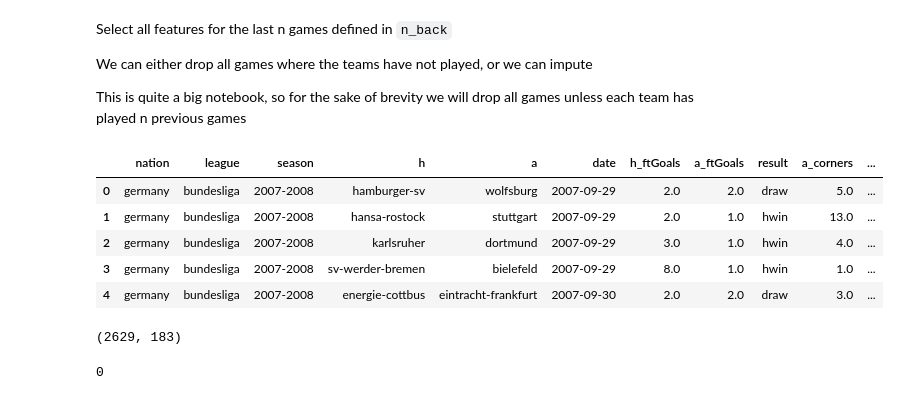
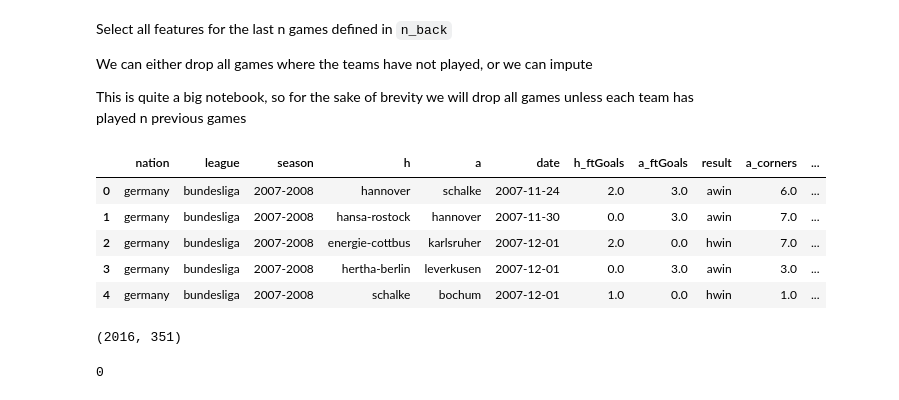
Before and after one commit to DMacGillivray/soccer-predictions, a Jupyter notebook: notebooks/0005.0000 Modeling - Calibrated Classifiers.ipynb, the cells around one changed output. Saved outputs shown, nothing was run; the diff lists cells and outputs as text; code cells hidden in the pictures.

```diff
--- a/notebooks/0005.0000 Modeling - Calibrated Classifiers.ipynb
+++ b/notebooks/0005.0000 Modeling - Calibrated Classifiers.ipynb
@@ -151,20 +151,20 @@ We can either drop all games where the teams have not played, or we can impute
 
 This is quite a big notebook, so for the sake of brevity we will drop all games unless each team has played n previous games
 # %%
-n_back=2
+n_back=5
 df_cut = cut_historical_games(df_select_features, n_back=n_back, drop_all_nan_rows=True, how='any')
 df_cut.head()
 # %% [output]
 |  | nation | league | season | h | a | date | h_ftGoals | a_ftGoals | result | a_corners | ... |
-| 0 | germany | bundesliga | 2007-2008 | hamburger-sv | wolfsburg | 2007-09-29 | 2.0 | 2.0 | draw | 5.0 | ... |
-| 1 | germany | bundesliga | 2007-2008 | hansa-rostock | stuttgart | 2007-09-29 | 2.0 | 1.0 | hwin | 13.0 | ... |
-| 2 | germany | bundesliga | 2007-2008 | karlsruher | dortmund | 2007-09-29 | 3.0 | 1.0 | hwin | 4.0 | ... |
-| 3 | germany | bundesliga | 2007-2008 | sv-werder-bremen | bielefeld | 2007-09-29 | 8.0 | 1.0 | hwin | 1.0 | ... |
-| 4 | germany | bundesliga | 2007-2008 | energie-cottbus | eintracht-frankfurt | 2007-09-30 | 2.0 | 2.0 | draw | 3.0 | ... |
+| 0 | germany | bundesliga | 2007-2008 | hannover | schalke | 2007-11-24 | 2.0 | 3.0 | awin | 6.0 | ... |
+| 1 | germany | bundesliga | 2007-2008 | hansa-rostock | hannover | 2007-11-30 | 0.0 | 3.0 | awin | 7.0 | ... |
+| 2 | germany | bundesliga | 2007-2008 | energie-cottbus | karlsruher | 2007-12-01 | 2.0 | 0.0 | hwin | 7.0 | ... |
+| 3 | germany | bundesliga | 2007-2008 | hertha-berlin | leverkusen | 2007-12-01 | 0.0 | 3.0 | awin | 3.0 | ... |
+| 4 | germany | bundesliga | 2007-2008 | schalke | bochum | 2007-12-01 | 1.0 | 0.0 | hwin | 1.0 | ... |
 # %%
 df_cut.shape
 # %% [output]
-(2629, 183)
+(2016, 351)
 # %%
 print(sum(df_cut.columns.duplicated()))
 # %% [output]
```
Also changed, not shown: parts of 22 cells of this notebook, 3 other files.
